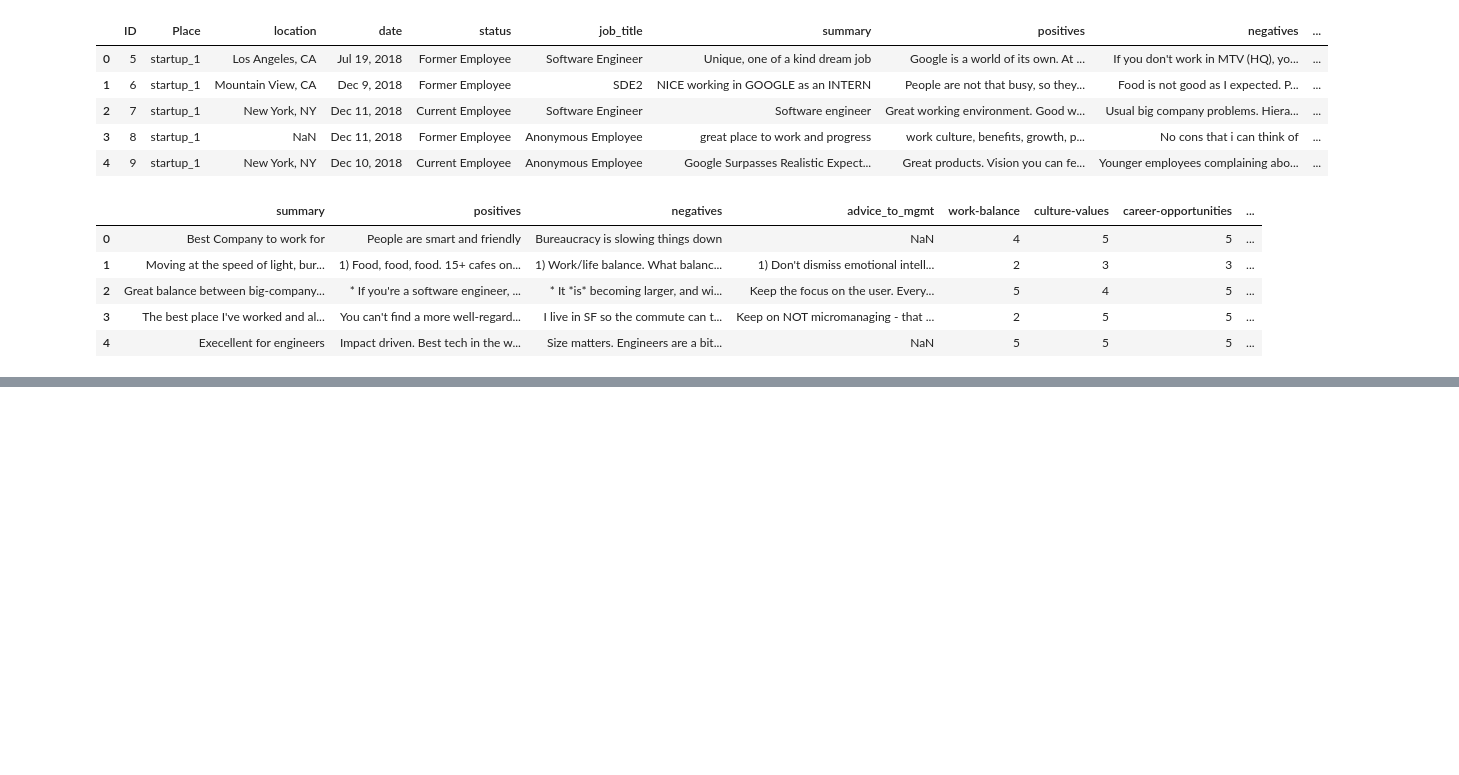
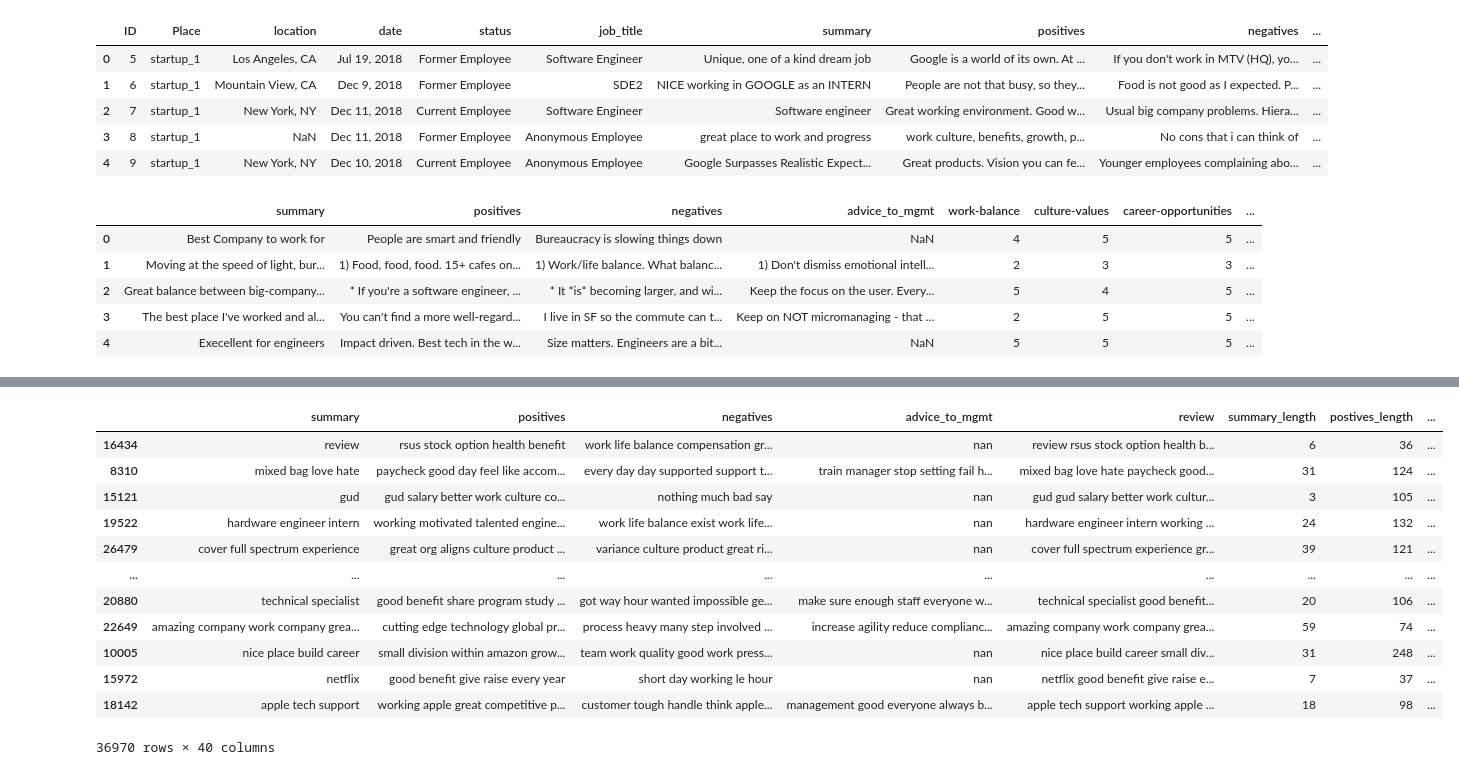
Before and after one commit to theresa-sporn/WorkforceSentimentMonitoring, a Jupyter notebook: notebooks/alvaro_model_prototype.ipynb, the cells around one changed output, grey strips where cells are left out. Cells and saved outputs as stored; diff of their text form; code cells hidden in the pictures; blank space fills up the shorter version.

```diff
--- a/notebooks/alvaro_model_prototype.ipynb
+++ b/notebooks/alvaro_model_prototype.ipynb
@@ -325,0 +469,33 @@ df.head()
+# %%
+# vectorize and predict with Naive Bayes
+def add_multinomial_nb_prediction_feature(df, y):
+    feature_cols = ['summary', 'positives', 'negatives', 'advice_to_mgmt', 'review']
+    for score in y.columns:
+        for feature in feature_cols:
+            vectorizer = TfidfVectorizer()
+            X = vectorizer.fit_transform(df[feature])
+            target = y[score]
+            model = MultinomialNB()
+            model.fit(X, target)
+            df[f'{feature}_{score}_nb'] = model.predict(X)
+    return df
+# %%
+X_train = add_multinomial_nb_prediction_feature(X_train, y_train)
+
+X_test = add_multinomial_nb_prediction_feature(X_test, y_test)
+# %%
+X_train
+# %% [output]
+|  | summary | positives | negatives | advice_to_mgmt | review | summary_length | postives_length | ... |
+| 16434 | review | rsus stock option health benefit | work life balance compensation gr... | nan | review rsus stock option health b... | 6 | 36 | ... |
+| 8310 | mixed bag love hate | paycheck good day feel like accom... | every day day supported support t... | train manager stop setting fail h... | mixed bag love hate paycheck good... | 31 | 124 | ... |
+| 15121 | gud | gud salary better work culture co... | nothing much bad say | nan | gud gud salary better work cultur... | 3 | 105 | ... |
+| 19522 | hardware engineer intern | working motivated talented engine... | work life balance exist work life... | nan | hardware engineer intern working ... | 24 | 132 | ... |
+| 26479 | cover full spectrum experience | great org aligns culture product ... | variance culture product great ri... | nan | cover full spectrum experience gr... | 39 | 121 | ... |
+| ... | ... | ... | ... | ... | ... | ... | ... | ... |
+| 20880 | technical specialist | good benefit share program study ... | got way hour wanted impossible ge... | make sure enough staff everyone w... | technical specialist good benefit... | 20 | 106 | ... |
+| 22649 | amazing company work company grea... | cutting edge technology global pr... | process heavy many step involved ... | increase agility reduce complianc... | amazing company work company grea... | 59 | 74 | ... |
+| 10005 | nice place build career | small division within amazon grow... | team work quality good work press... | nan | nice place build career small div... | 31 | 248 | ... |
+| 15972 | netflix | good benefit give raise every year | short day working le hour | nan | netflix good benefit give raise e... | 7 | 37 | ... |
+| 18142 | apple tech support | working apple great competitive p... | customer tough handle think apple... | management good everyone always b... | apple tech support working apple ... | 18 | 98 | ... |
+36970 rows × 40 columns
```
Also changed, not shown: parts of 18 cells of this notebook.
